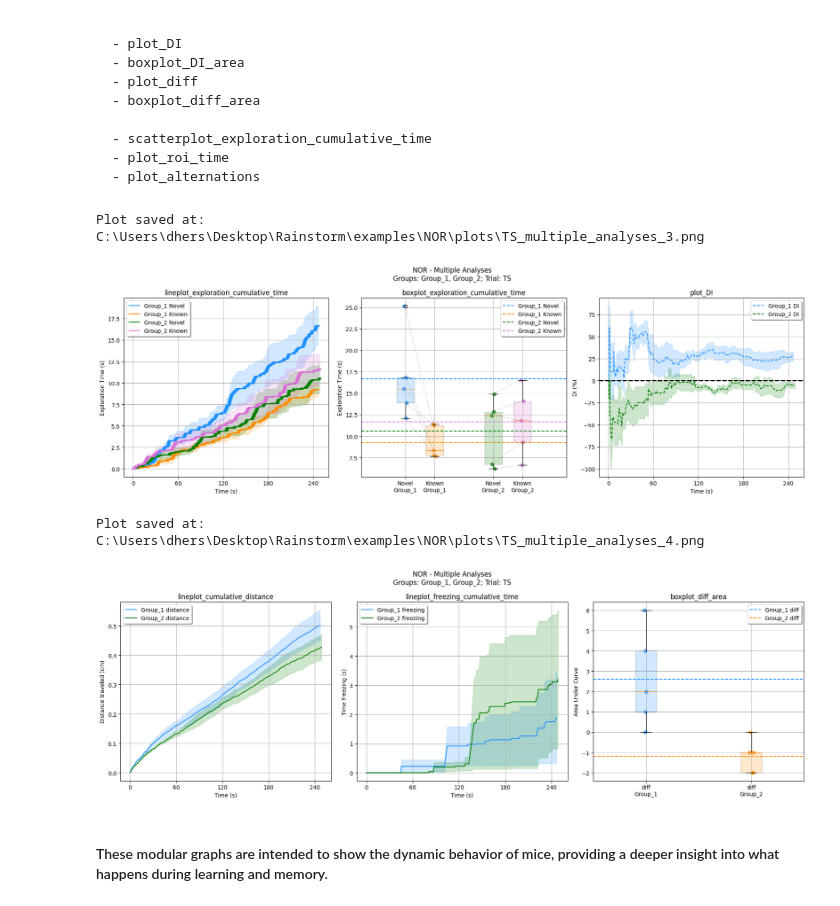
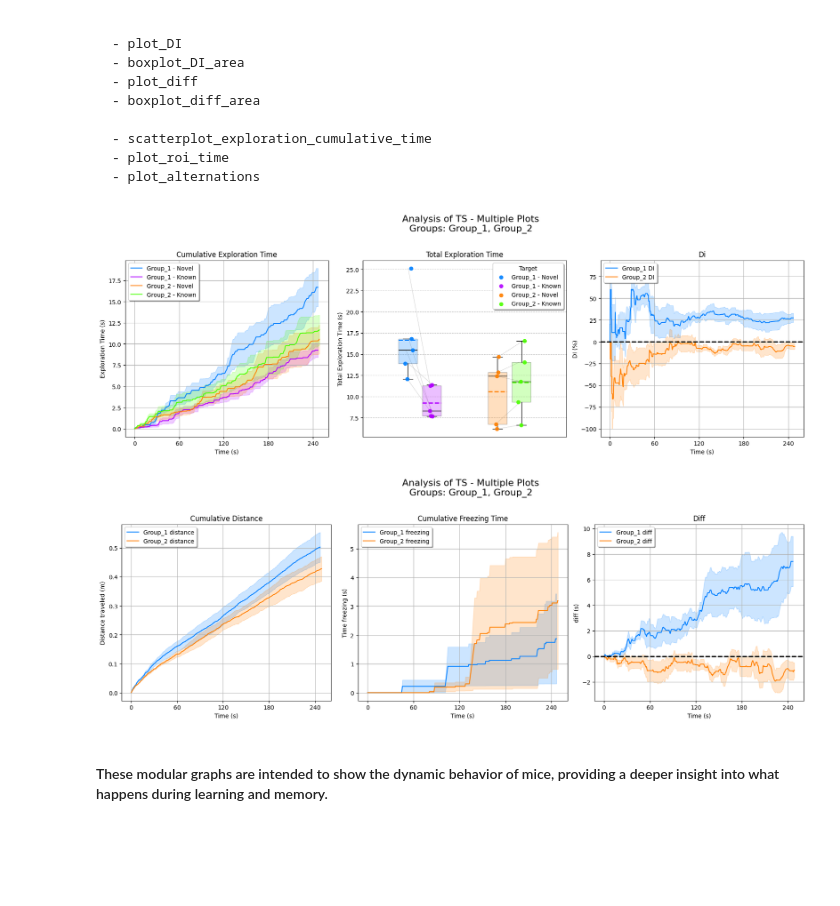
Before and after one commit to sdhers/RAINSTORM, a Jupyter notebook: 4-Seize_labels.ipynb, the cells around one changed output. Saved outputs shown, nothing was run; the diff lists cells and outputs as text; code cells hidden in the pictures; blank space fills up the shorter version.

```diff
--- a/4-Seize_labels.ipynb
+++ b/4-Seize_labels.ipynb
@@ -764,13 +119,11 @@ We can plot:
     - plot_roi_time
     - plot_alternations
 # %%
-rst.plot_multiple_analyses(params_file, trial='TS', plots=[rst.lineplot_exploration_cumulative_time, rst.boxplot_exploration_cumulative_time, rst.plot_DI])
-rst.plot_multiple_analyses(params_file, trial='TS', plots=[rst.lineplot_cumulative_distance, rst.lineplot_freezing_cumulative_time, rst.boxplot_diff_area])
+rst.plot_multiple_analyses(params_file, trial='TS', plots=[rst.lineplot_cumulative_exploration_time, rst.boxplot_total_exploration_time, rst.lineplot_DI])
+rst.plot_multiple_analyses(params_file, trial='TS', plots=[rst.lineplot_cumulative_distance, rst.lineplot_cumulative_freezing_time, rst.lineplot_diff])
 # %% [output]
-Plot saved at: C:\Users\dhers\Desktop\Rainstorm\examples\NOR\plots\TS_multiple_analyses_3.png
-[figure, old version]
+[figure, new version]
-Plot saved at: C:\Users\dhers\Desktop\Rainstorm\examples\NOR\plots\TS_multiple_analyses_4.png
-[figure, old version]
+[figure, new version]
 # %% [markdown]
 #### These modular graphs are intended to show the dynamic behavior of mice, providing a deeper insight into what happens during learning and memory.
 # %% [markdown]
```
Also changed, not shown: parts of 14 cells of this notebook, 43 other files.
